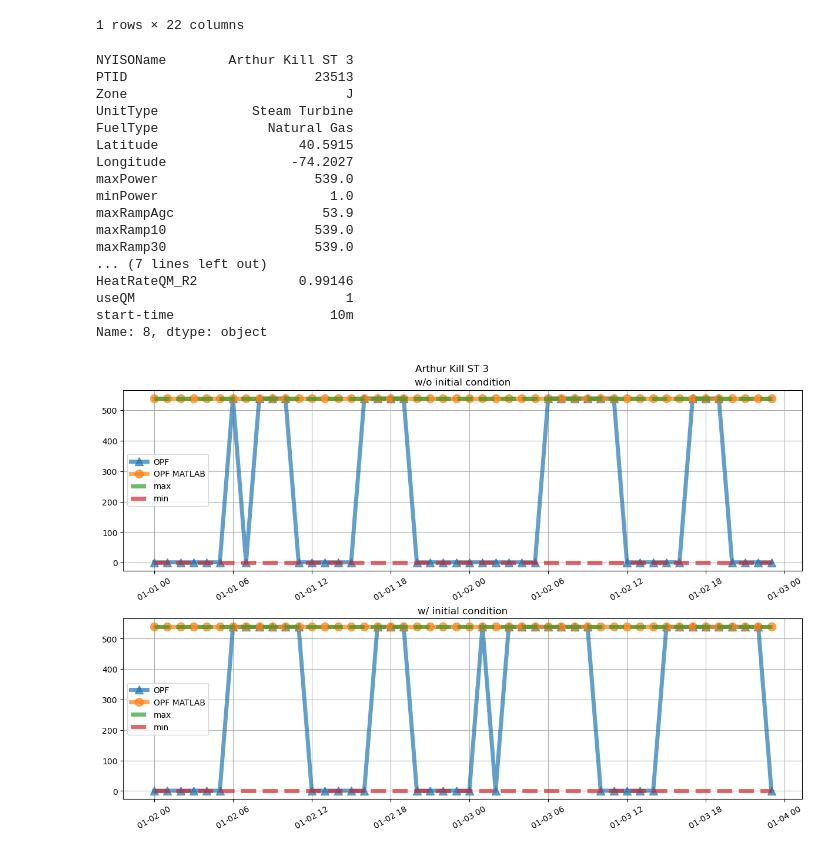
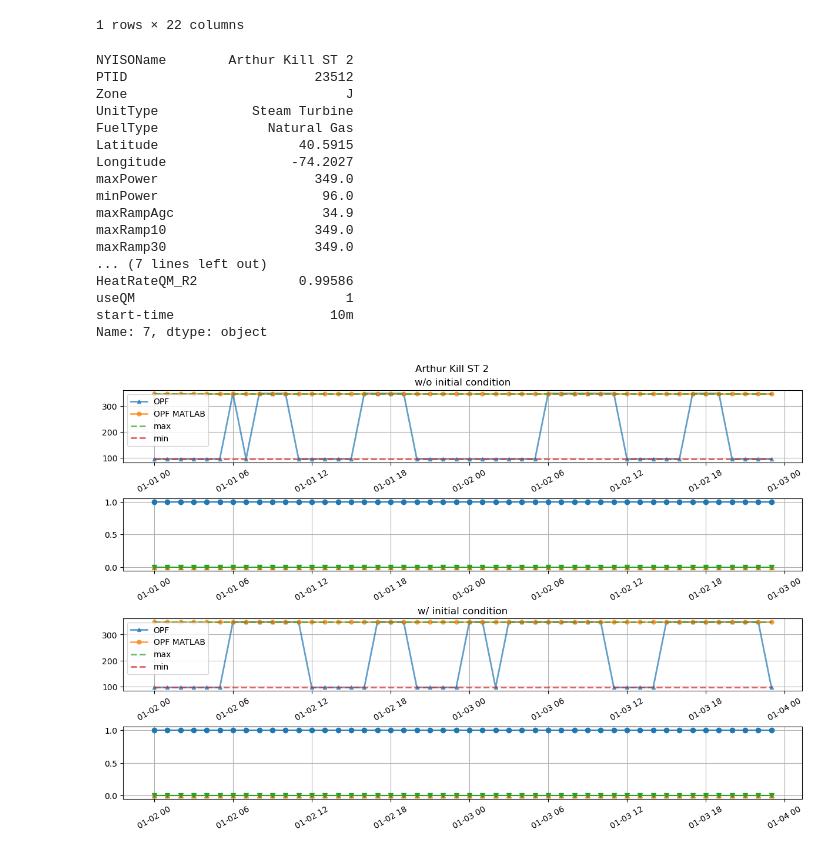
Before and after one commit to boyuan276/NYgrid-python, a Jupyter notebook: examples/ex_opf_2018Baseline.ipynb, the cells around one changed output. Saved outputs shown, nothing was run; the diff lists cells and outputs as text; code cells hidden in the pictures.

Commit message:
Refactor grid data modification and initial conditions setup

```diff
--- a/examples/ex_opf_2018Baseline.ipynb
+++ b/examples/ex_opf_2018Baseline.ipynb
@@ -254,15 +233,19 @@ if 'genmax_profile_vre' in grid_profile:
 # Relax branch flow limits
 nygrid_sim_1.relax_external_branch_lim()
 
+# Set initial conditions for the next iteration
+end_datetime_day1 = start_datetime_0 + timedelta(hours=23)
+
 # Set generator initial condition
-last_gen = results_0['PG'].loc[start_datetime_1].to_numpy().squeeze()
+last_gen = results_0['PG'].loc[end_datetime_day1].to_numpy().squeeze()
 nygrid_sim_1.set_gen_init_data(gen_init=last_gen)
 
-last_gen_commit = results_0['genCommit'].loc[start_datetime_1].to_numpy().squeeze()
+# Set generator initial unit commitment condition
+last_gen_commit = results_0['genCommit'].loc[end_datetime_day1].to_numpy().squeeze()
 nygrid_sim_1.set_gen_init_cmt_data(gen_init_cmt=last_gen_commit)
 
 # Set ESR initial condition for the next iteration
-last_soc = results_0['esrSOC'].loc[start_datetime_1].to_numpy().squeeze()
+last_soc = results_0['esrSOC'].loc[end_datetime_day1].to_numpy().squeeze()
 nygrid_sim_1.set_esr_init_data(esr_init=last_soc)
 
 # Set options
@@ -528,61 +513,75 @@ def plot_gen(thermal_pg: pd.Series,
 
     ax.plot(thermal_pg.index, thermal_pg,
             marker='^', label='OPF',
-            linewidth=5, alpha=0.7, markersize=10)
+            linewidth=2, alpha=0.7, markersize=5)
     ax.plot(thermal_pg.index, gen_hist,
             marker='o', label='OPF MATLAB',
-            linewidth=5, alpha=0.7, markersize=10)
+            linewidth=2, alpha=0.7, markersize=5)
     ax.plot(thermal_pg.index, gen_max,
             linestyle='--', label='max',
-            linewidth=5, alpha=0.7, markersize=10)
+            linewidth=2, alpha=0.7, markersize=5)
     ax.plot(thermal_pg.index, gen_min,
             linestyle='--', label='min',
-            linewidth=5, alpha=0.7, markersize=10)
+            linewidth=2, alpha=0.7, markersize=5)
     ax.legend()
     if title:
         ax.set_title(title)
 
     return ax
 # %%
-ii = 8
+ii = 7
 display(gen_info.iloc[ii, :])
 
-fig, axs = plt.subplots(2, 1, figsize=(12, 8), layout='constrained')
+fig, axs = plt.subplots(4, 1, figsize=(12, 8), layout="constrained")
 
-axs[0] = plot_gen(thermal_pg_0.iloc[:, ii],
-                           grid_profile['gen_profile'][start_datetime_0:end_datetime_0].iloc[:, ii],
-                           grid_profile['genmax_profile'][start_datetime_0:end_datetime_0].iloc[:, ii],
-                           grid_profile['genmin_profile'][start_datetime_0:end_datetime_0].iloc[:, ii],
-                           ax=axs[0], title="w/o initial condition")
+axs[0] = plot_gen(
+    thermal_pg_0.iloc[:, ii],
+    grid_profile["gen_profile"][start_datetime_0:end_datetime_0].iloc[:, ii],
+    grid_profile["genmax_profile"][start_datetime_0:end_datetime_0].iloc[:, ii],
+    grid_profile["genmin_profile"][start_datetime_0:end_datetime_0].iloc[:, ii],
+    ax=axs[0],
+    title="w/o initial condition",
+)
 
-axs[1] = plot_gen(thermal_pg_1.iloc[:, ii],
-                           grid_profile['gen_profile'][start_datetime_1:end_datetime_1].iloc[:, ii],
-                           grid_profile['genmax_profile'][start_datetime_1:end_datetime_1].iloc[:, ii],
-                           grid_profile['genmin_profile'][start_datetime_1:end_datetime_1].iloc[:, ii],
-                           ax=axs[1], title="w/ initial condition")
+axs[1].plot(results_0["genCommit"].iloc[:, ii], label="Commitment", marker="o")
+axs[1].plot(results_0["genStartup"].iloc[:, ii], label="Startup", marker="^")
+axs[1].plot(results_0["genShutdown"].iloc[:, ii], label="Shutdown", marker="v")
+
+axs[2] = plot_gen(
+    thermal_pg_1.iloc[:, ii],
+    grid_profile["gen_profile"][start_datetime_1:end_datetime_1].iloc[:, ii],
+    grid_profile["genmax_profile"][start_datetime_1:end_datetime_1].iloc[:, ii],
+    grid_profile["genmin_profile"][start_datetime_1:end_datetime_1].iloc[:, ii],
+    ax=axs[2],
+    title="w/ initial condition",
+)
+
+axs[3].plot(results_1["genCommit"].iloc[:, ii], label="Commitment", marker="o")
+axs[3].plot(results_1["genStartup"].iloc[:, ii], label="Startup", marker="^")
+axs[3].plot(results_1["genShutdown"].iloc[:, ii], label="Shutdown", marker="v")
 
 for ax in axs.flat:
-    ax.tick_params(axis='x', rotation=30)
+    ax.tick_params(axis="x", rotation=30)
     ax.grid()
 
-fig.suptitle(f'{gen_info.NYISOName[ii]}')
+fig.suptitle(f"{gen_info.NYISOName[ii]}")
 fig.show()
 # %% [output]
-NYISOName        Arthur Kill ST 3
-PTID                        23513
+NYISOName        Arthur Kill ST 2
+PTID                        23512
 Zone                            J
 UnitType            Steam Turbine
 FuelType              Natural Gas
 Latitude                  40.5915
 Longitude                -74.2027
-maxPower                    539.0
-minPower                      1.0
-maxRampAgc                   53.9
-maxRamp10                   539.0
-maxRamp30                   539.0
+maxPower                    349.0
+minPower                     96.0
+maxRampAgc                   34.9
+maxRamp10                   349.0
+maxRamp30                   349.0
 ... (7 lines left out)
-HeatRateQM_R2             0.99146
+HeatRateQM_R2             0.99586
 useQM                           1
 start-time                    10m
-Name: 8, dtype: object
+Name: 7, dtype: object
-[figure, old version]
+[figure, new version]
```
Also changed, not shown: parts of 11 cells of this notebook, 1 other file.
